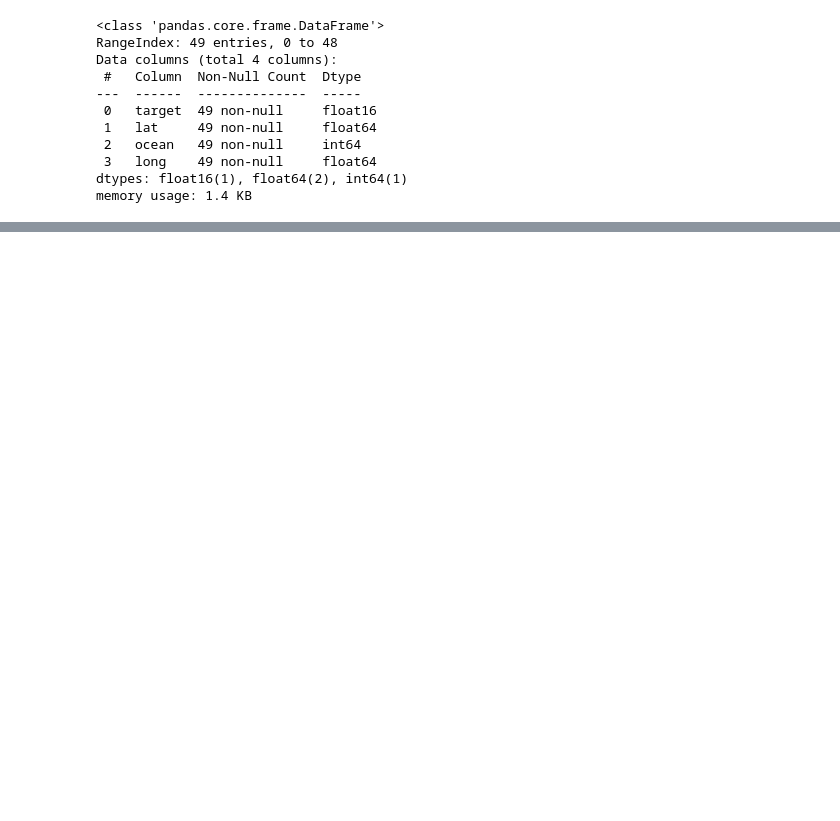
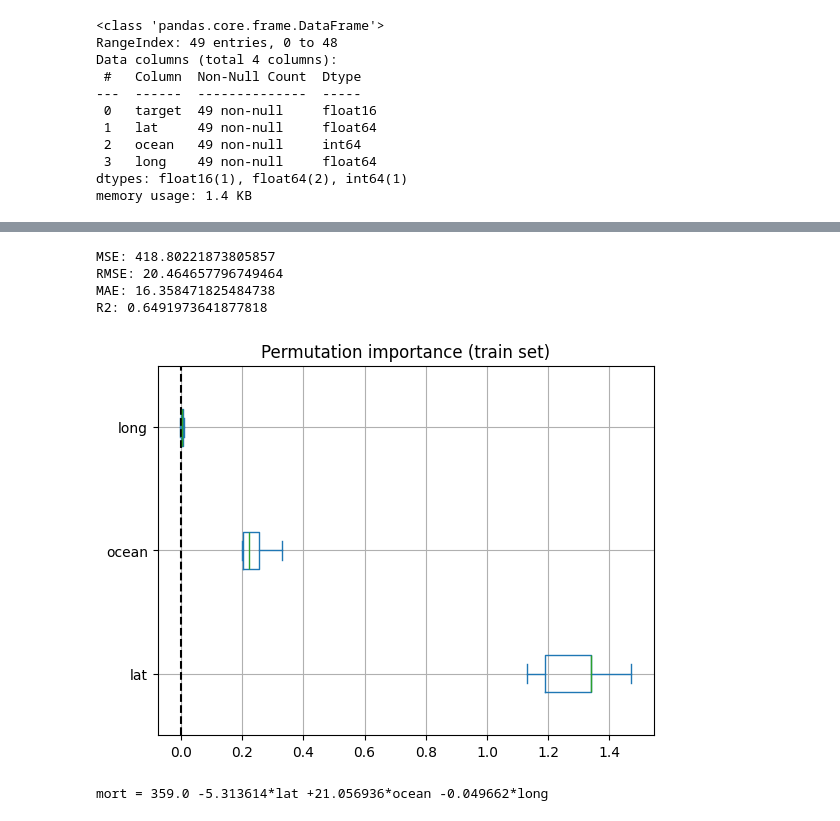
Before and after one commit to IrVallejo/linear_regression, a Jupyter notebook: 01_skin_cancer.ipynb, the cells around one changed output, grey strips where cells are left out. Cells and saved outputs as stored; diff of their text form; code cells hidden in the pictures; blank space fills up the shorter version.

```diff
--- a/01_skin_cancer.ipynb
+++ b/01_skin_cancer.ipynb
@@ -260,8 +302,39 @@ s
+# %%
+# Step 4. Experiment with models
+# 4.1 Split features and reponse
+X_trai = df_trai.drop('target', axis=1).reset_index(drop=True) # Independent variable
+y_trai = df_trai['target'].reset_index(drop=True)
+X_tes = df_tes.drop('target', axis=1).reset_index(drop=True)
+y_tes = df_tes['target'].reset_index(drop=True) # Dependent variable
+# %%
+reg_mlin = LinearRegression()
+reg_mlin.fit(X_trai, y_trai)
+y_mpred = reg_mlin.predict(X_tes)
+# %%
+print(f"MSE: {mean_squared_error(y_tes, y_mpred)}") # mean squuared error
+print(f"RMSE: {np.sqrt(mean_squared_error(y_tes, y_mpred))}")
+print(f"MAE: {mean_absolute_error(y_tes, y_mpred)}") # mean absolute error
+print(f"R2: {r2_score(y_tes, y_mpred)}")
+
+# R2 explains what percentage of the predicted actual variance
+# %% [output]
+MSE: 418.80221873805857
+RMSE: 20.464657796749464
+MAE: 16.358471825484738
+R2: 0.6491973641877818
 # %%
-importance = permutation_importance(reg_mlin, X_train, y_train)
-importance_df = pd.DataFrame(importance.importances.T, columns= X_train.columns)
+# Explain model
+importance = permutation_importance(reg_mlin, X_trai, y_trai)
+importance_df = pd.DataFrame(importance.importances.T, columns= X_trai.columns)
 ax = importance_df.plot.box(vert = False)
 ax.axvline(x= 0, color= 'k', linestyle= '--')
 ax.set_title('Permutation importance (train set)')
 ax.grid(True)
 plt.show()
+# %% [output]
+[figure, added]
+# %%
+# Model
+print(f"mort = {reg_mlin.intercept_:.1f} {reg_mlin.coef_[0]:1f}*lat +{reg_mlin.coef_[1]:1f}*ocean {reg_mlin.coef_[2]:1f}*long")
+# %% [output]
+mort = 359.0 -5.313614*lat +21.056936*ocean -0.049662*long
```
Also changed, not shown: parts of 18 cells of this notebook, 6 other files.
